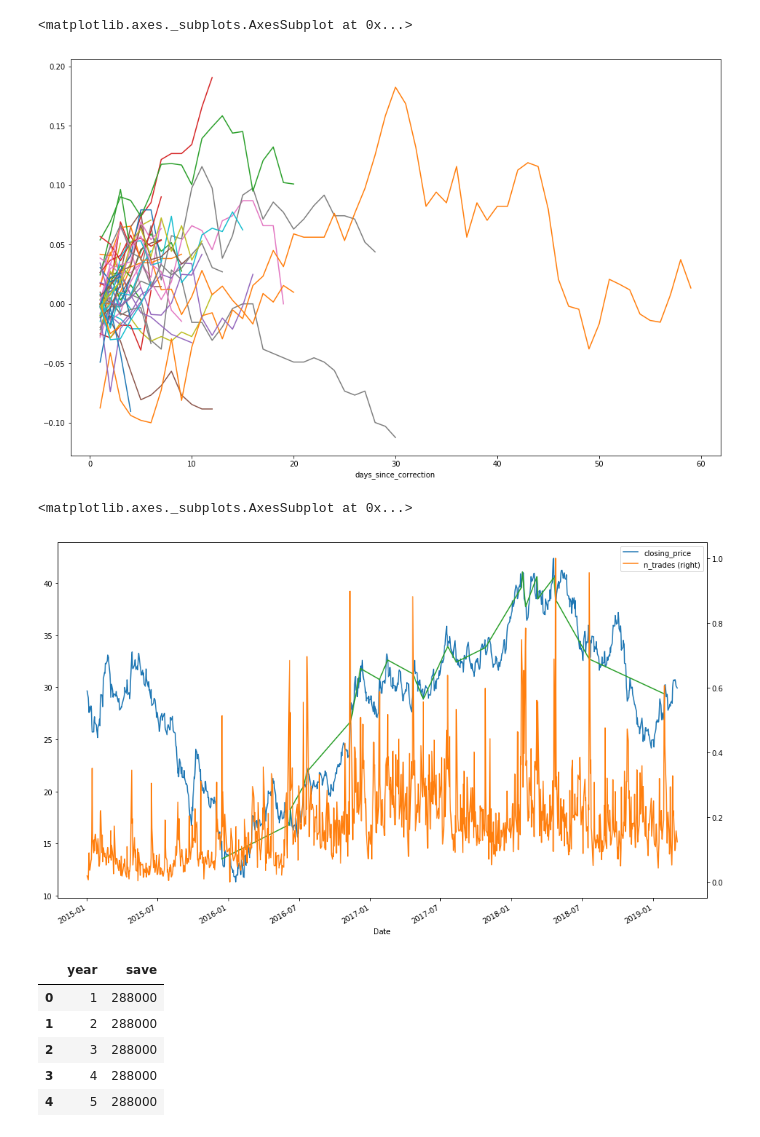
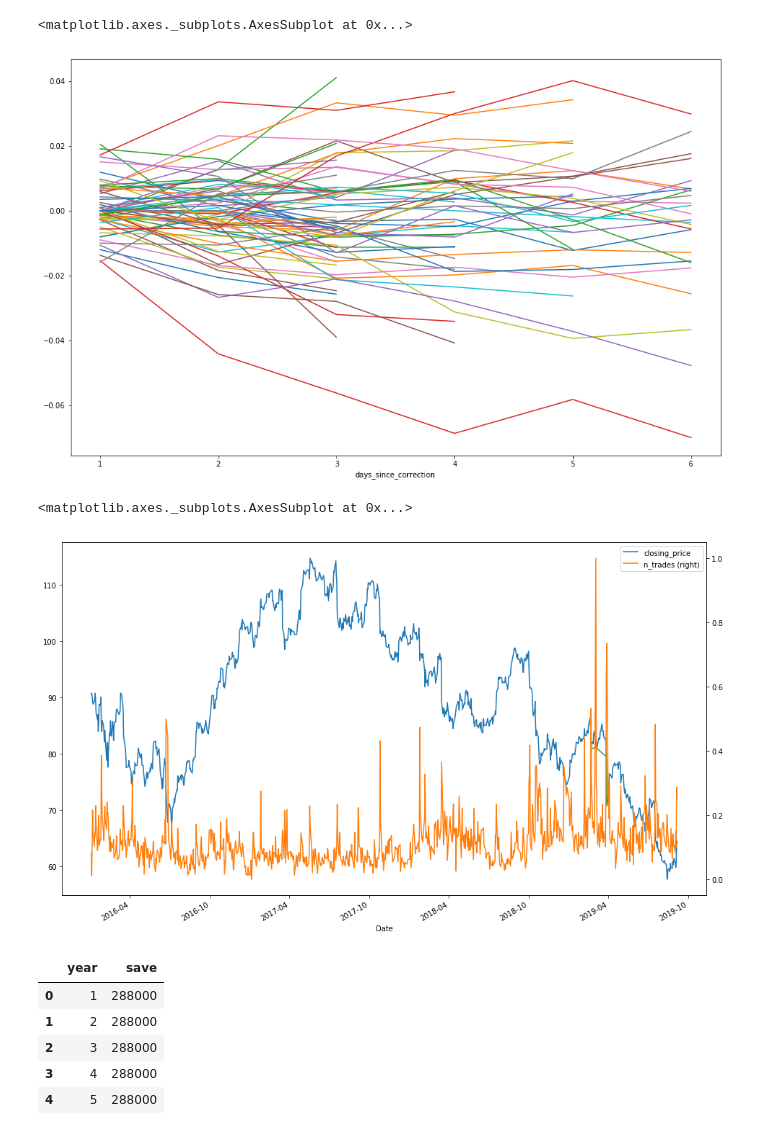
Before and after one commit to Hjartarson/stock-market, a Jupyter notebook: thrift.ipynb, the cells around one changed output. Saved outputs shown, nothing was run; the diff lists cells and outputs as text; code cells hidden in the pictures.

```diff
--- a/thrift.ipynb
+++ b/thrift.ipynb
@@ -14,7 +14,7 @@ nordea_reports = pd.to_datetime(['20170126',
                                 '20170427', '20170620', '20171026', '20180125',
                                 '20180425', '20180619', '20181024', '20190206'])
 # %%
-df = pd.read_csv('TOBII-2016-01-01-2019-08-06.csv',sep=';')
+df = pd.read_csv('NDA_SE-2016-01-01-2019-09-09.csv',sep=';')
 #df['open'] = df['Opening price'].str.replace(',','.',).astype(np.float32)
 print(df.head())
 df['Date'] = pd.to_datetime(df['Date'])
@@ -138,16 +143,16 @@ ax = df[['closing_price',
 # %%
 df_temp = (
-df[(df['days_since_correction']<60) &
+df[(df['days_since_correction']<7) &
    (df['days_since_correction']>0)].groupby(['no_correction',
                                             'days_since_correction'])['closing_price_adjusted_pct_diff'].sum().unstack(level=0)
 )
 
 corr_index = df_temp.loc[3].dropna().index
 
 df_temp.loc[0:,corr_index].plot(legend=False)
 # %% [output]
 <matplotlib.axes._subplots.AxesSubplot at 0x...>
-[figure, old version]
+[figure, new version]
 # %%
 ax = df[['closing_price', 'n_trades']].plot(secondary_y = 'n_trades')
 #for date in nordea_reports:
@@ -156,7 +161,7 @@ ax = df[['closing_price', 'n_trades']].plot(secondary_y = 'n_trades')
 df[df['n_trades']>0.5]['closing_price'].plot(ax=ax)
 # %% [output]
 <matplotlib.axes._subplots.AxesSubplot at 0x...>
-[figure, old version]
+[figure, new version]
 # %%
 df_sal = pd.DataFrame(data = np.arange(1,30,1), columns=['year'])
 df_sal['save'] = 24000*12
```
Also changed, not shown: parts of 8 cells of this notebook, 11 other files.
